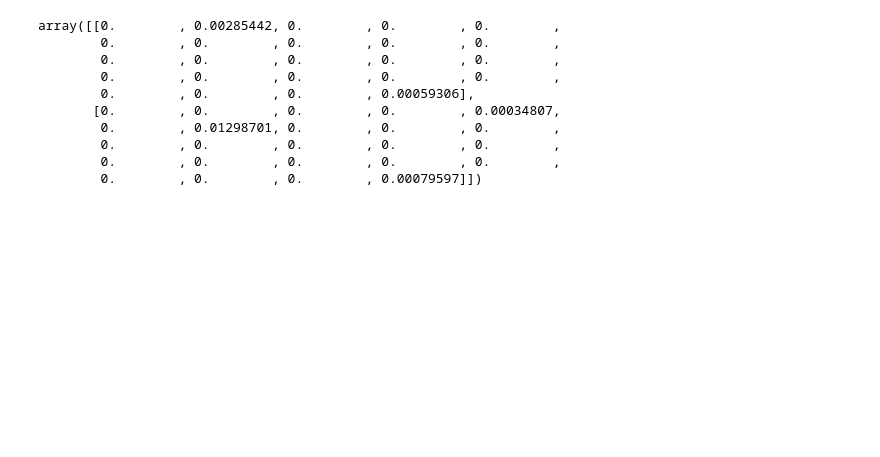
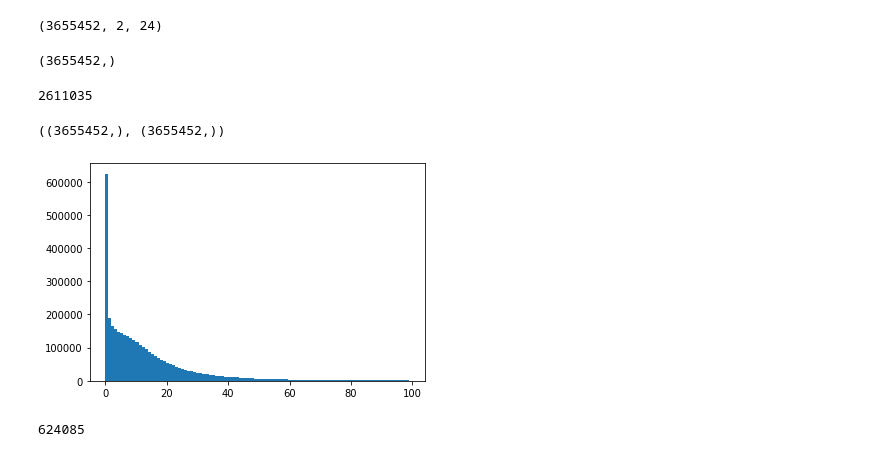
Before and after one commit to langgege-cqu/maxp_dgl, a Jupyter notebook: maxp_model_zlm/count_class.ipynb, the cells around one changed output. Drawn from its saved outputs; the diff is of its cells as text; code cells hidden in the pictures; blank space fills up the shorter version.

```diff
--- a/maxp_model_zlm/count_class.ipynb
+++ b/maxp_model_zlm/count_class.ipynb
@@ -188,13 +63,38 @@ normalized_np_2.shape
-# %%
-normalized_np_2[35]
-# %% [output]
-array([[0.        , 0.00285442, 0.        , 0.        , 0.        ,
-        0.        , 0.        , 0.        , 0.        , 0.        ,
-        0.        , 0.        , 0.        , 0.        , 0.        ,
-        0.        , 0.        , 0.        , 0.        , 0.        ,
-        0.        , 0.        , 0.        , 0.00059306],
-       [0.        , 0.        , 0.        , 0.        , 0.00034807,
-        0.        , 0.01298701, 0.        , 0.        , 0.        ,
-        0.        , 0.        , 0.        , 0.        , 0.        ,
-        0.        , 0.        , 0.        , 0.        , 0.        ,
-        0.        , 0.        , 0.        , 0.00079597]])
+# %%
+import pandas as pd
+import numpy as np
+base_path='./dataset'
+result = np.load(os.path.join(base_path, 'neighbors_class_count.npy'))
+result.shape
+# %% [output]
+(3655452, 2, 24)
+# %%
+import pickle
+with open(os.path.join(base_path, 'k_fold_labels.pkl'), 'rb') as f:
+    label_data = pickle.load(f)
+    labels = label_data['label']
+labels.shape
+# %% [output]
+(3655452,)
+# %%
+# 无标签点个数
+np.sum(labels==-1)
+# %% [output]
+2611035
+# %%
+edge_num = np.sum(result.reshape((-1,48)), axis=-1) # 每个点的边的个数
+class_edge_num = np.sum(result[:,:,:23].reshape((-1,46)), axis=-1) # 每个点有标签的边的个数
+edge_num.shape, class_edge_num.shape
+# %% [output]
+((3655452,), (3655452,))
+# %%
+import matplotlib.pyplot as plt
+plt.hist(edge_num[edge_num<100], bins=100)
+plt.show()
+# %% [output]
+[figure, added]
+# %%
+# 6w点没有边
+np.sum(edge_num==0)
+# %% [output]
+624085
```
Also changed, not shown: parts of 62 cells of this notebook, 8 other files.
